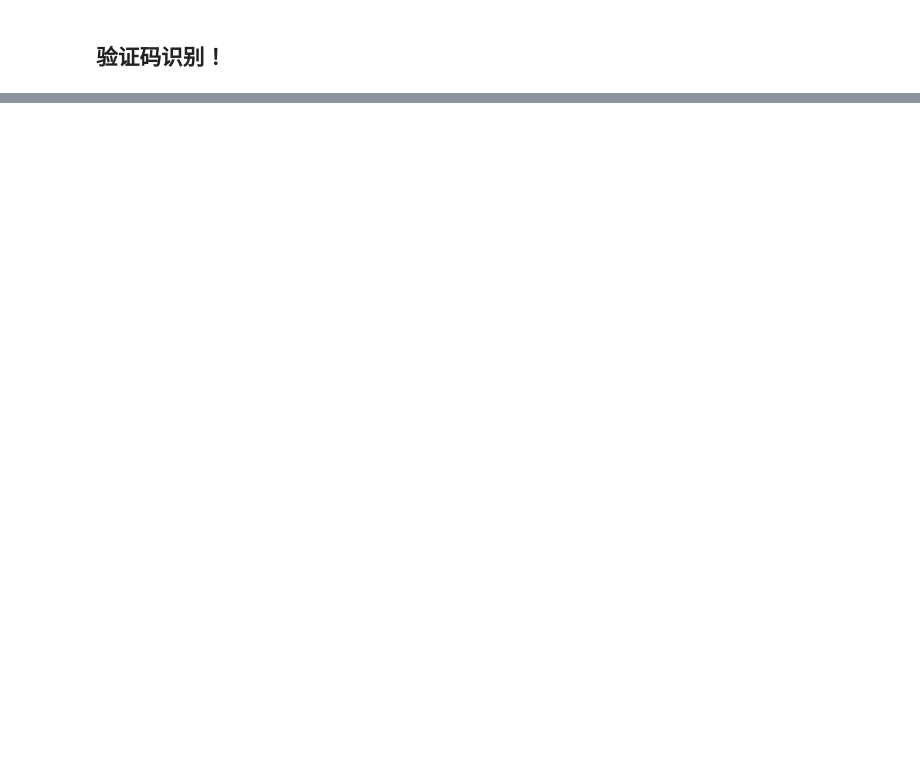
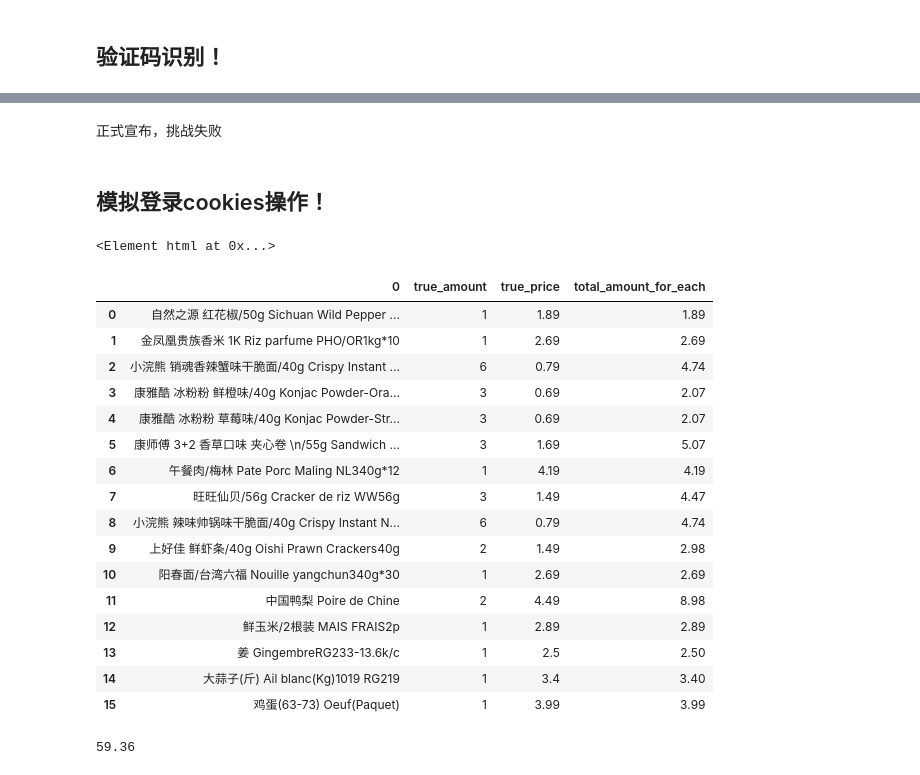
Before and after one commit to handsomevictor/Learning_Notes_of_Anything, a Jupyter notebook: 自己学习爬虫的东西，2021-4-30.ipynb, the cells around one changed output, grey strips where cells are left out. Drawn from its saved outputs; the diff is of its cells as text; code cells hidden in the pictures; blank space fills up the shorter version.

```diff
--- a/自己学习爬虫的东西，2021-4-30.ipynb
+++ b/自己学习爬虫的东西，2021-4-30.ipynb
@@ -1469,0 +1730,14 @@ def vaccination_SDIS_60(today):
+# %% [markdown]
+正式宣布，挑战失败
+# %% [markdown]
+## 模拟登录cookies操作！
+# %%
+import json
+from lxml import etree
+
+f=open(".\吉刻 Right Now.html","rb")
+content=f.read().decode('utf-8')
+tree=etree.HTML(content)
+tree
+# %% [output]
+<Element html at 0x...>
@@ -1469,0 +1752,61 @@ def vaccination_SDIS_60(today):
+# %%
+from lxml import etree
+
+result = tree.xpath('//*[@id="gwc-table"]/tbody/tr//div/h3/text()')
+price = tree.xpath('//*[@id="gwc-table"]/tbody/tr/td[2]/text()')
+amount = tree.xpath('//*[@id="gwc-table"]/tbody/tr/td[3]/text()')
+total_amount  = tree.xpath('//*[@id="totalMoney"]/text()')
+# %%
+import pandas as pd
+import numpy as np
+
+c = zip(result, price, amount)
+
+df_jike = pd.DataFrame(c)
+
+true_amount = []
+for i in range(len(amount)):
+    a = amount[i][:1]
+    true_amount.append(a)
+
+true_price = []
+for i in range(len(price)):
+    a = price[i][1:]
+    true_price.append(a)
+
+df_jike['true_amount'] = true_amount
+df_jike['true_price'] = true_price
+
+true_amount = np.array(true_amount)
+true_price = np.array(true_price)
+
+true_amount = true_amount.astype(np.float64)
+true_price = true_price.astype(np.float64)
+
+total_amount_for_each = true_amount * true_price
+df_jike['total_amount_for_each'] = total_amount_for_each
+
+df_jike = df_jike.drop([1, 2], axis = 1)
+df_jike
+# %% [output]
+|  | 0 | true_amount | true_price | total_amount_for_each |
+| 0 | 自然之源 红花椒/50g Sichuan Wild Pepper ... | 1 | 1.89 | 1.89 |
+| 1 | 金凤凰贵族香米 1K Riz parfume PHO/OR1kg*10 | 1 | 2.69 | 2.69 |
+| 2 | 小浣熊 销魂香辣蟹味干脆面/40g Crispy Instant ... | 6 | 0.79 | 4.74 |
+| 3 | 康雅酷 冰粉粉 鲜橙味/40g Konjac Powder-Ora... | 3 | 0.69 | 2.07 |
+| 4 | 康雅酷 冰粉粉 草莓味/40g Konjac Powder-Str... | 3 | 0.69 | 2.07 |
+| 5 | 康师傅 3+2 香草口味 夹心卷 \n/55g Sandwich ... | 3 | 1.69 | 5.07 |
+| 6 | 午餐肉/梅林 Pate Porc Maling NL340g*12 | 1 | 4.19 | 4.19 |
+| 7 | 旺旺仙贝/56g Cracker de riz WW56g | 3 | 1.49 | 4.47 |
+| 8 | 小浣熊 辣味帅锅味干脆面/40g Crispy Instant N... | 6 | 0.79 | 4.74 |
+| 9 | 上好佳 鲜虾条/40g Oishi Prawn Crackers40g | 2 | 1.49 | 2.98 |
+| 10 | 阳春面/台湾六福 Nouille yangchun340g*30 | 1 | 2.69 | 2.69 |
+| 11 | 中国鸭梨 Poire de Chine | 2 | 4.49 | 8.98 |
+| 12 | 鲜玉米/2根装 MAIS FRAIS2p | 1 | 2.89 | 2.89 |
+| 13 | 姜 GingembreRG233-13.6k/c | 1 | 2.5 | 2.50 |
+| 14 | 大蒜子(斤) Ail blanc(Kg)1019 RG219 | 1 | 3.4 | 3.40 |
+| 15 | 鸡蛋(63-73) Oeuf(Paquet) | 1 | 3.99 | 3.99 |
+# %%
+df_jike['total_amount_for_each'].sum()
+# %% [output]
+59.36
```
Also changed, not shown: parts of 22 cells of this notebook.
